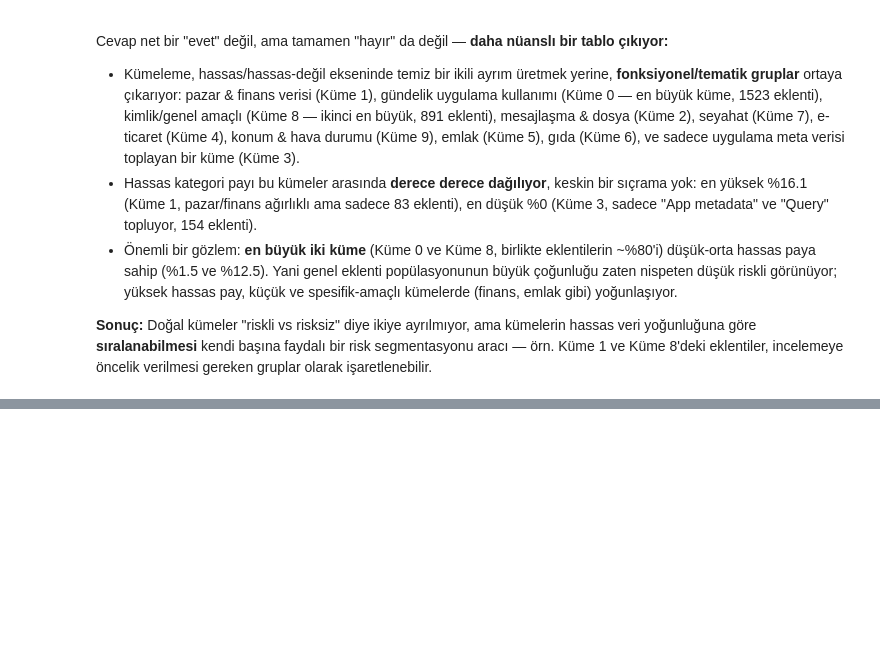
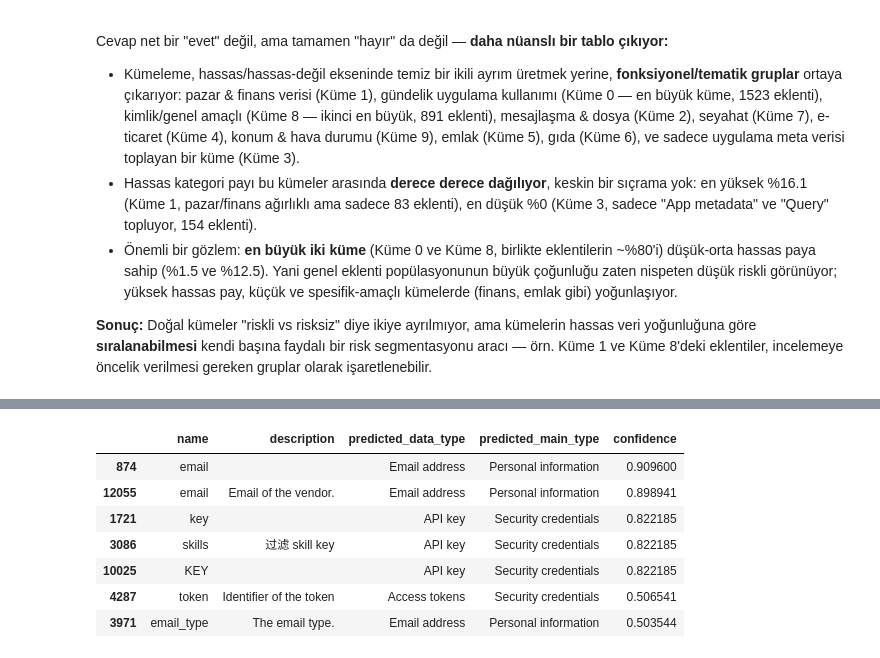
Before and after one commit to elifdikmn/DataPrivacy, a Jupyter notebook: notebooks/bolum3_uygulama.ipynb, the cells around one changed output, grey strips where cells are left out. Drawn from its saved outputs; the diff is of its cells as text; code cells hidden in the pictures; blank space fills up the shorter version.

```diff
--- a/notebooks/bolum3_uygulama.ipynb
+++ b/notebooks/bolum3_uygulama.ipynb
@@ -243,0 +354,5 @@ Cevap net bir "evet" değil, ama tamamen "hayır" da değil — **daha nüanslı
+# %%
+confident_other = df_other[df_other['confidence'] >= CONFIDENCE_THRESHOLD]
+
+print(f'Güvenli tahminlerin (n={len(confident_other)}) önerdiği ilk 15 kategori:')
+print(confident_other['predicted_data_type'].value_counts().head(15))
@@ -243,0 +380,15 @@ Cevap net bir "evet" değil, ama tamamen "hayır" da değil — **daha nüanslı
+# %%
+SENSITIVE_CATEGORIES = ['Security credentials', 'Personal information', 'Health information', 'Finance information']
+
+data_type_to_main = df_known.groupby('data_type')['main_data_type'].agg(lambda s: s.mode()[0])
+
+confident_other = confident_other.copy()
+confident_other['predicted_main_type'] = confident_other['predicted_data_type'].map(data_type_to_main)
+confident_other['predicted_is_sensitive'] = confident_other['predicted_main_type'].isin(SENSITIVE_CATEGORIES)
+
+n_sensitive_flagged = confident_other['predicted_is_sensitive'].sum()
+print(f'Güvenli tahmin edilen {len(confident_other)} "Other" kaydından '
+      f'{n_sensitive_flagged} tanesi hassas bir kategoriye işaret ediyor.')
+print()
+print('Bu kayıtların önerilen main_data_type dağılımı:')
+print(confident_other.loc[confident_other['predicted_is_sensitive'], 'predicted_main_type'].value_counts())
@@ -243,0 +403,12 @@ Cevap net bir "evet" değil, ama tamamen "hayır" da değil — **daha nüanslı
+# %%
+sensitive_examples = confident_other[confident_other['predicted_is_sensitive']].sort_values('confidence', ascending=False)
+sensitive_examples[['name', 'description', 'predicted_data_type', 'predicted_main_type', 'confidence']].head(10)
+# %% [output]
+|  | name | description | predicted_data_type | predicted_main_type | confidence |
+| 874 | email |  | Email address | Personal information | 0.909600 |
+| 12055 | email | Email of the vendor. | Email address | Personal information | 0.898941 |
+| 1721 | key |  | API key | Security credentials | 0.822185 |
+| 3086 | skills | 过滤 skill key | API key | Security credentials | 0.822185 |
+| 10025 | KEY |  | API key | Security credentials | 0.822185 |
+| 4287 | token | Identifier of the token | Access tokens | Security credentials | 0.506541 |
+| 3971 | email_type | The email type. | Email address | Personal information | 0.503544 |
```
Also changed, not shown: parts of 9 cells of this notebook.
